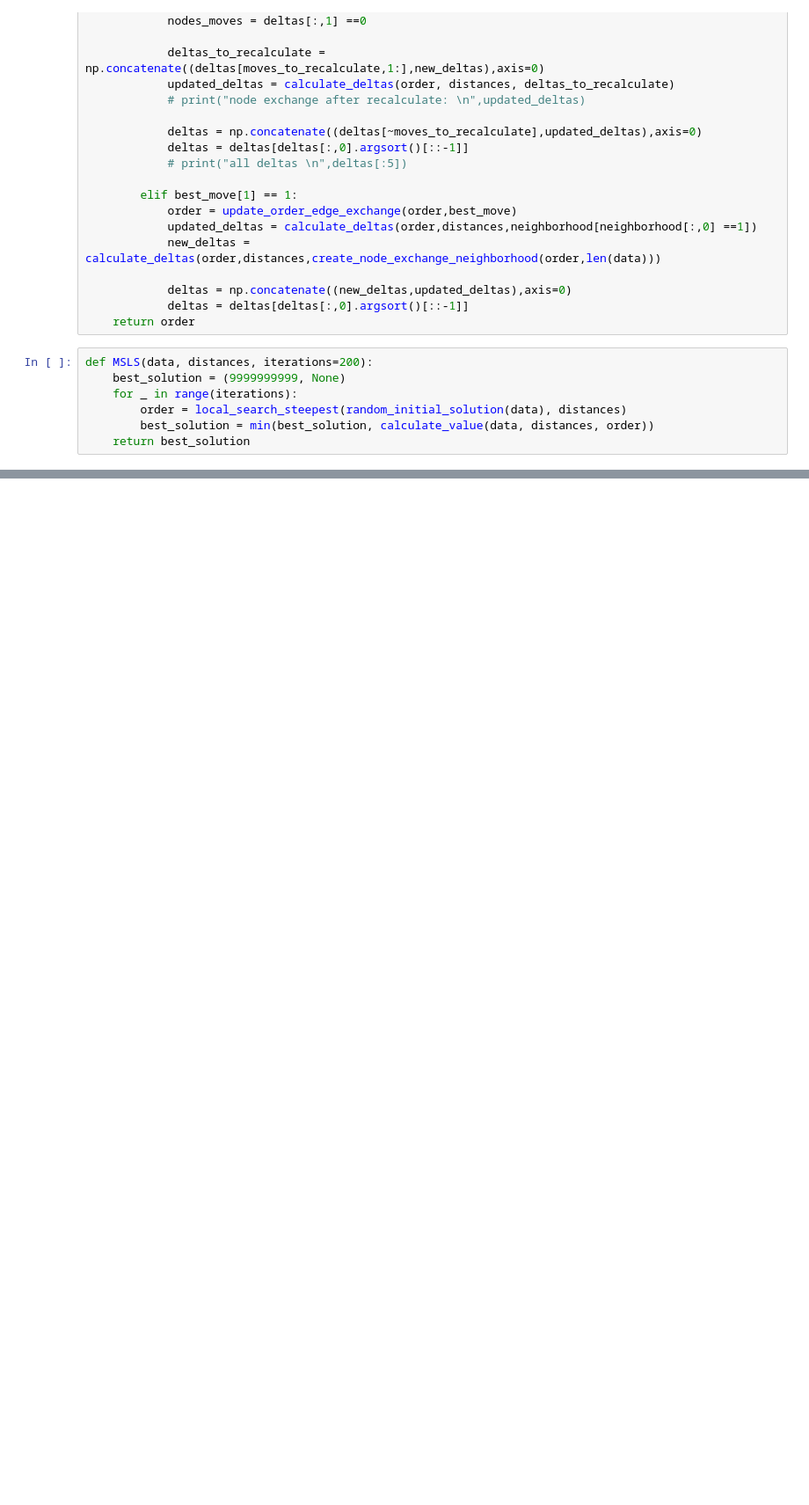
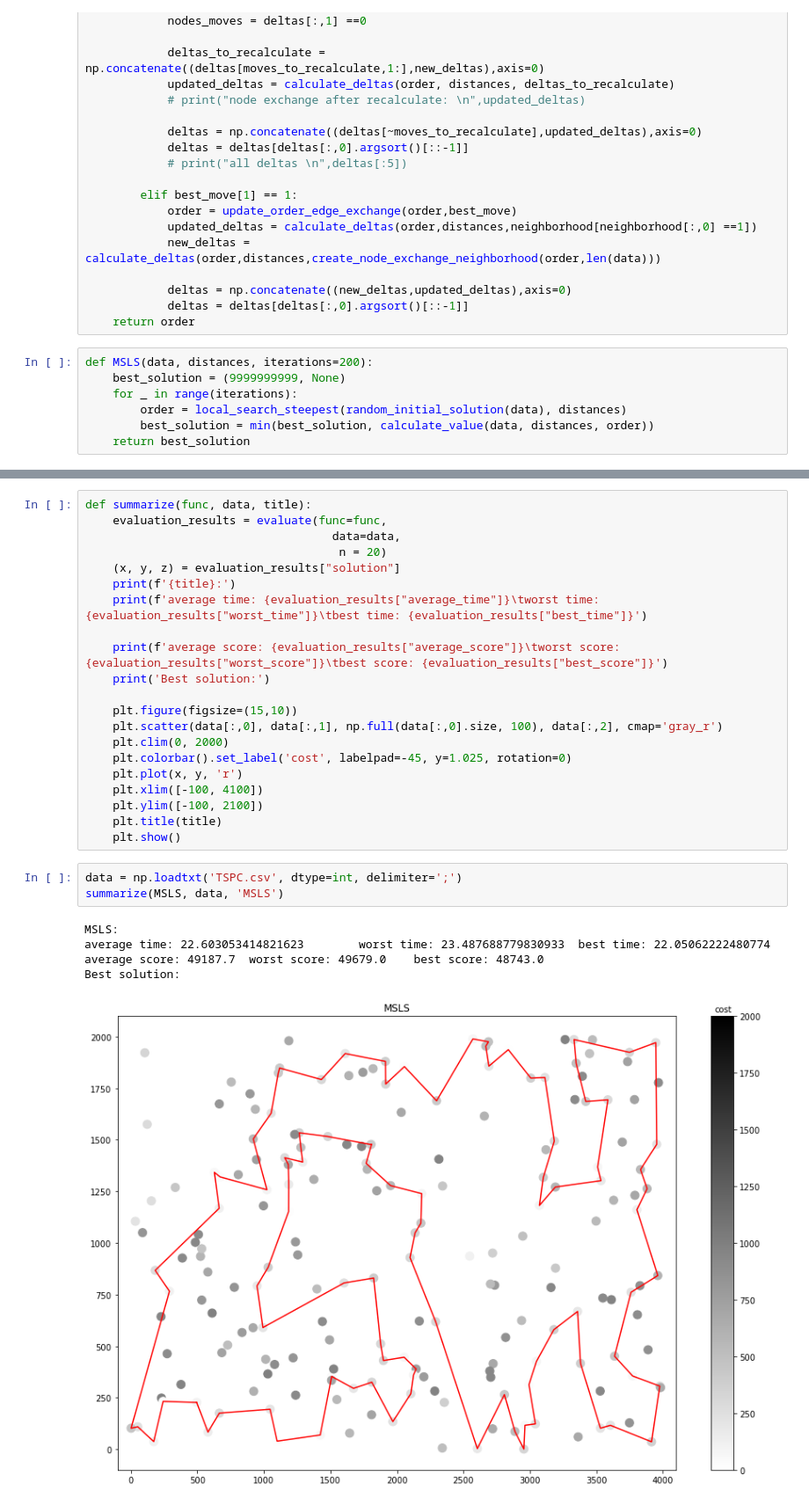
Before and after one commit to Mikikrus/Evolutionary-Computation, a Jupyter notebook: lab6/EC_lab6.ipynb, the cells around one changed output, grey strips where cells are left out. Shown at 88% size. Saved outputs shown, nothing was run; the diff lists cells and outputs as text; blank space fills up the shorter version.

```diff
--- a/lab6/EC_lab6.ipynb
+++ b/lab6/EC_lab6.ipynb
@@ -279,0 +335,30 @@ ValueError: The truth value of an array with more than one element is ambiguous.
+# %%
+def summarize(func, data, title):
+    evaluation_results = evaluate(func=func,
+                                    data=data,
+                                     n = 20)
+    (x, y, z) = evaluation_results["solution"]
+    print(f'{title}:')
+    print(f'average time: {evaluation_results["average_time"]}\tworst time: {evaluation_results["worst_time"]}\tbest time: {evaluation_results["best_time"]}')
+
+    print(f'average score: {evaluation_results["average_score"]}\tworst score: {evaluation_results["worst_score"]}\tbest score: {evaluation_results["best_score"]}')
+    print('Best solution:')
+
+    plt.figure(figsize=(15,10))
+    plt.scatter(data[:,0], data[:,1], np.full(data[:,0].size, 100), data[:,2], cmap='gray_r')
+    plt.clim(0, 2000)
+    plt.colorbar().set_label('cost', labelpad=-45, y=1.025, rotation=0)
+    plt.plot(x, y, 'r')
+    plt.xlim([-100, 4100])
+    plt.ylim([-100, 2100])
+    plt.title(title)
+    plt.show()
+# %%
+data = np.loadtxt('TSPC.csv', dtype=int, delimiter=';')
+summarize(MSLS, data, 'MSLS')
+# %% [output]
+MSLS:
+average time: 22.603053414821623        worst time: 23.487688779830933  best time: 22.05062222480774
+average score: 49187.7  worst score: 49679.0    best score: 48743.0
+Best solution:
+[figure, added]
```
Also changed, not shown: parts of 7 cells of this notebook.
